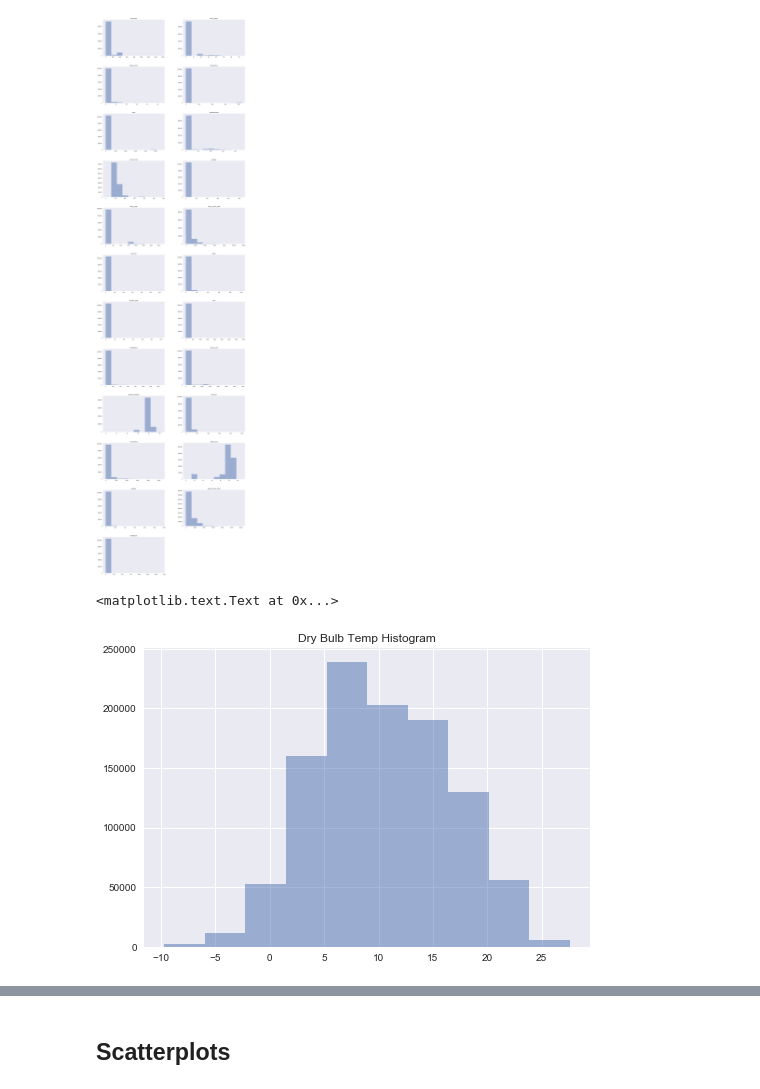
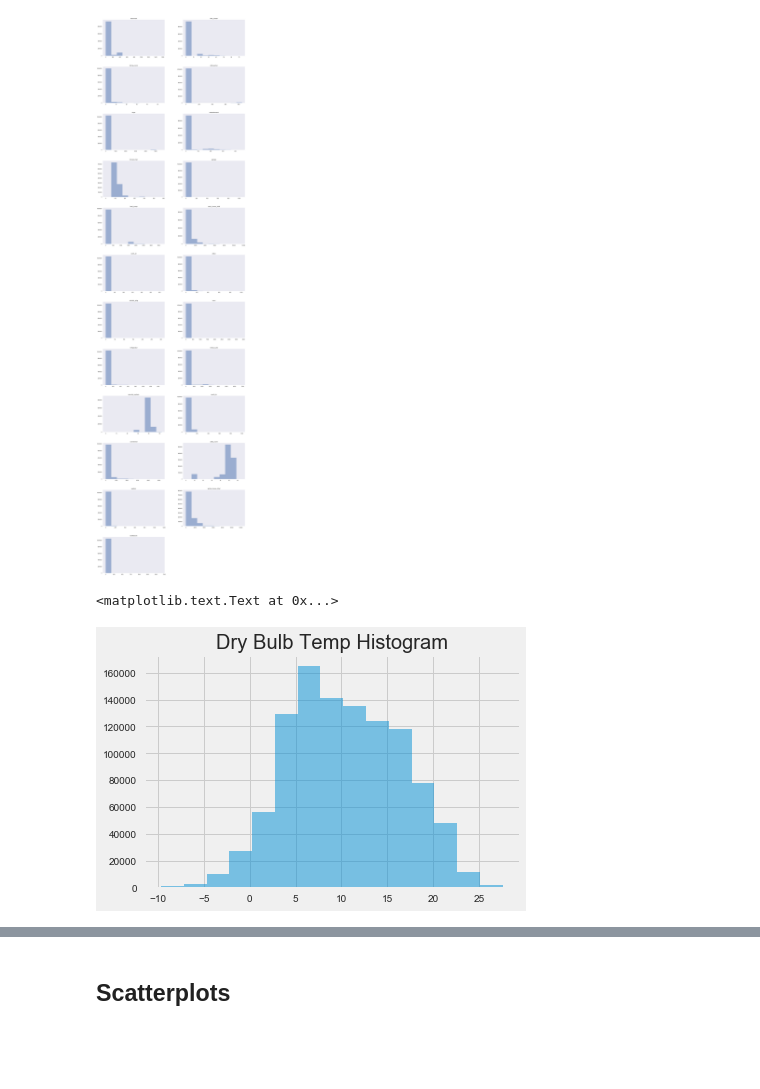
Before and after one commit to enmyj/gafp, a Jupyter notebook: elec_exploratory.ipynb, the cells around one changed output, grey strips where cells are left out. Cells and saved outputs as stored; diff of their text form; code cells hidden in the pictures; blank space fills up the shorter version.

Commit message:
add some new plots to exploratory analysis

```diff
--- a/elec_exploratory.ipynb
+++ b/elec_exploratory.ipynb
@@ -7,3 +7,5 @@ import pandas as pd
 import matplotlib.pyplot as plt
 import numpy as np
 import seaborn as sns
+
+plt.style.use('fivethirtyeight')
@@ -96,6 +88,7 @@ df[power_cols][df[power_cols] > 10]
 # time-based features
 df['weekday'] = (df.index.weekday < 5)*1
 df['business_hours'] = (df.index.weekday < 5)&(df.index.hour>=9)&(df.index.hour<=17)*1
+df['hour'] = df.index.hour
 # %%
 # season-based features
 df['winter'] = (df.index.month<=3)*1
@@ -125,9 +118,9 @@ array([[<matplotlib.axes._subplots.AxesSubplot object at 0x...>,
         <matplotlib.axes._subplots.AxesSubplot object at 0x...>]], dtype=object)
 [figure]
 # %%
-ax = df['Temp (C)'].hist(alpha=0.5)
+ax = df['Temp (C)'].hist(alpha=0.5,bins=15)
 ax.set_title('Dry Bulb Temp Histogram')
 # It doesn't get that hot in Canada (25 C is 77 F)
 # %% [output]
 <matplotlib.text.Text at 0x...>
-[figure, old version]
+[figure, new version]
```
Also changed, not shown: parts of 13 cells of this notebook.
